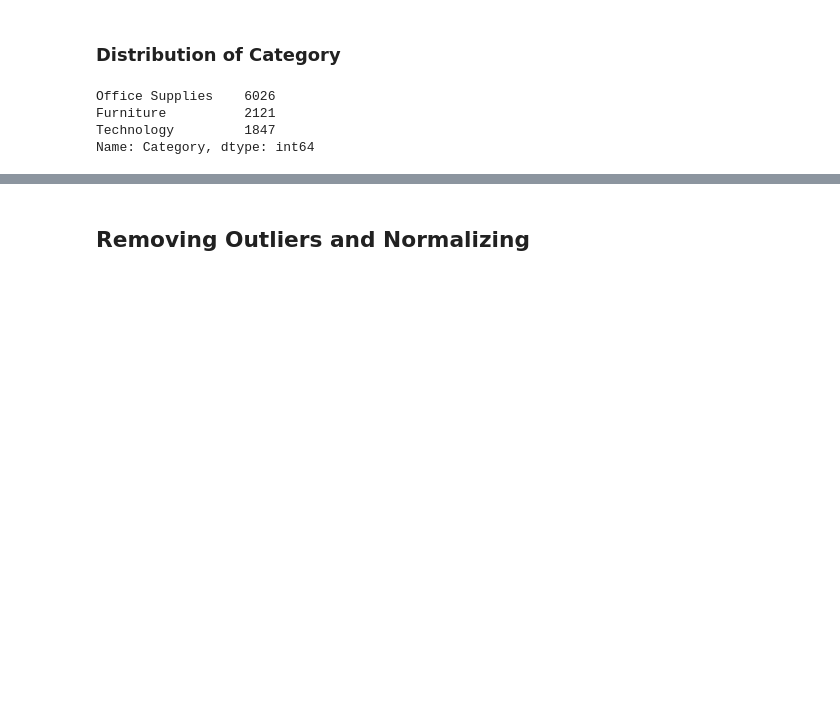
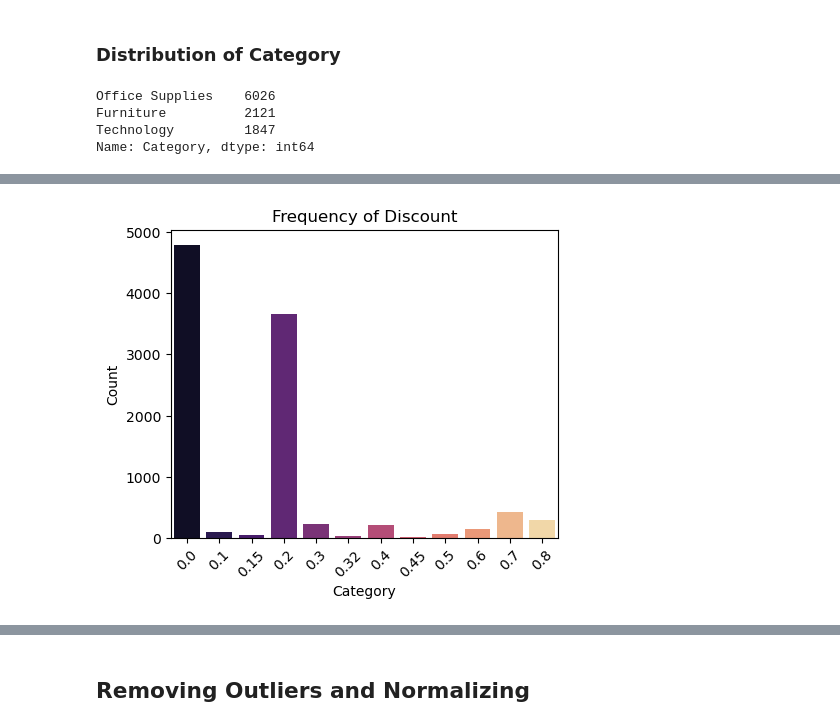
Before and after one commit to hennypurwadi/771951_Dataset_Analysis, a Jupyter notebook: 202370140.ipynb, the cells around one changed output, grey strips where cells are left out. Cells and saved outputs as stored; diff of their text form; code cells hidden in the pictures; blank space fills up the shorter version.

```diff
--- a/202370140.ipynb
+++ b/202370140.ipynb
@@ -2447,0 +2475,11 @@ Name: Category, dtype: int64
+# %%
+# cmap: viridis, plasma, magma, inferno, Blues,Greens, Greys, coolwarm, RdBu, Spectral, cividis, twilight
+plt.figure(figsize=(5, 4))
+sns.countplot(data=df1, x='Discount', palette='magma')
+plt.title('Frequency of Discount')
+plt.xlabel('Category')
+plt.ylabel('Count')
+plt.xticks(rotation=45)
+plt.show()
+# %% [output]
+[figure, added]
```
Also changed, not shown: parts of 12 cells of this notebook.
